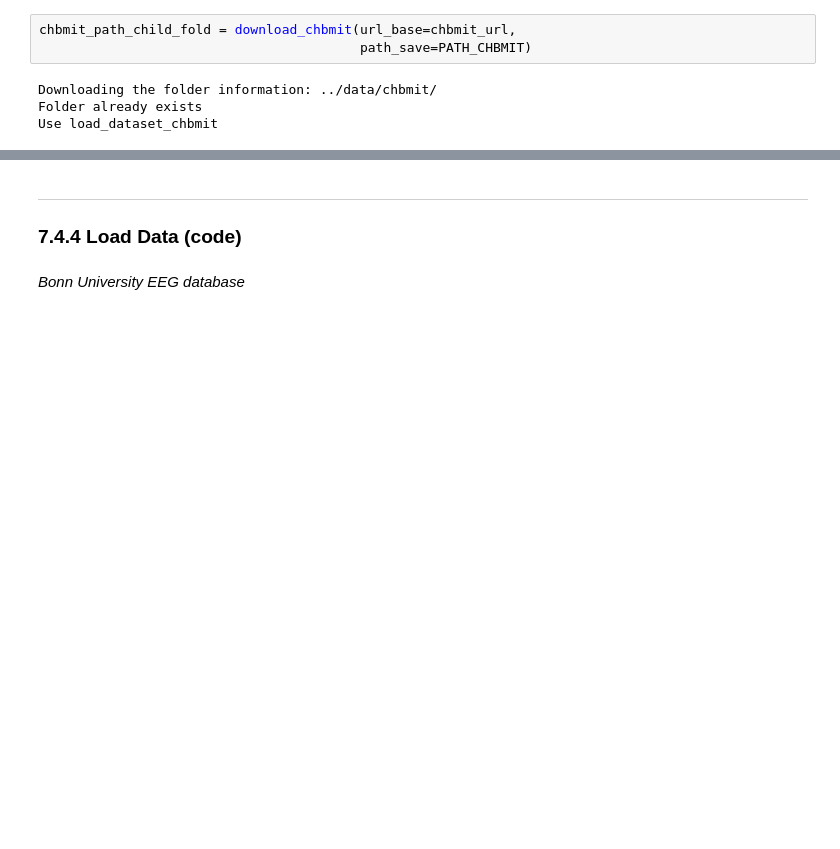
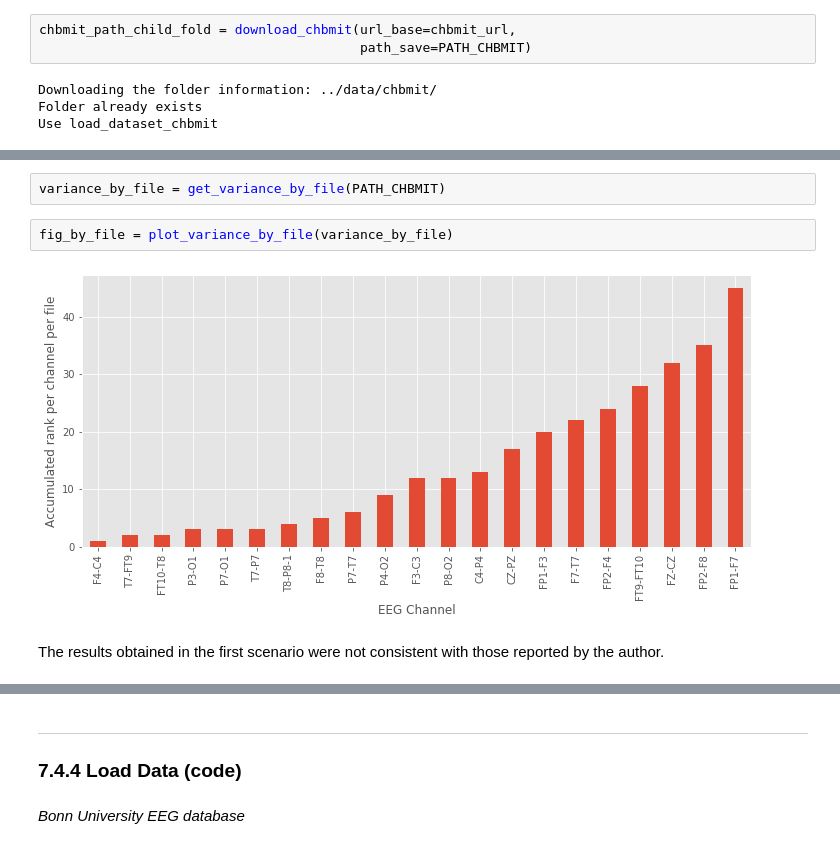
Before and after one commit to bruAristimunha/Re-Deep-Convolution-Neural-Network-and-Autoencoders-Based-Unsupervised-Feature-Learning-of-EEG, a Jupyter notebook: notebook/Jupyter_Paper_Re-Deep Convolution Neural Network and Autoencoders-Based Unsupervised Feature Learning of EEG Signals.ipynb, the cells around one changed output, grey strips where cells are left out. Drawn from its saved outputs; the diff is of its cells as text; blank space fills up the shorter version.

Commit message:
Using function to read the second dataset and plot. TODO: baseline, classification NN2.

```diff
--- a/notebook/Jupyter_Paper_Re-Deep Convolution Neural Network and Autoencoders-Based Unsupervised Feature Learning of EEG Signals.ipynb
+++ b/notebook/Jupyter_Paper_Re-Deep Convolution Neural Network and Autoencoders-Based Unsupervised Feature Learning of EEG Signals.ipynb
@@ -286,0 +311,8 @@ We performed a check on the total value of the variance per channel, to verify t
+# %%
+variance_by_file = get_variance_by_file(PATH_CHBMIT)
+# %%
+fig_by_file = plot_variance_by_file(variance_by_file)
+# %% [output]
+[figure, added]
+# %% [markdown]
+The results obtained in the first scenario were not consistent with those reported by the author.
```
Also changed, not shown: parts of 55 cells of this notebook.
